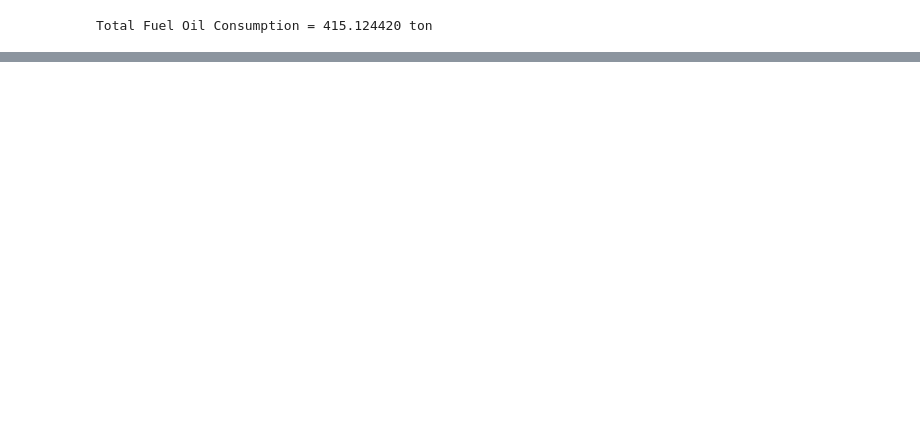
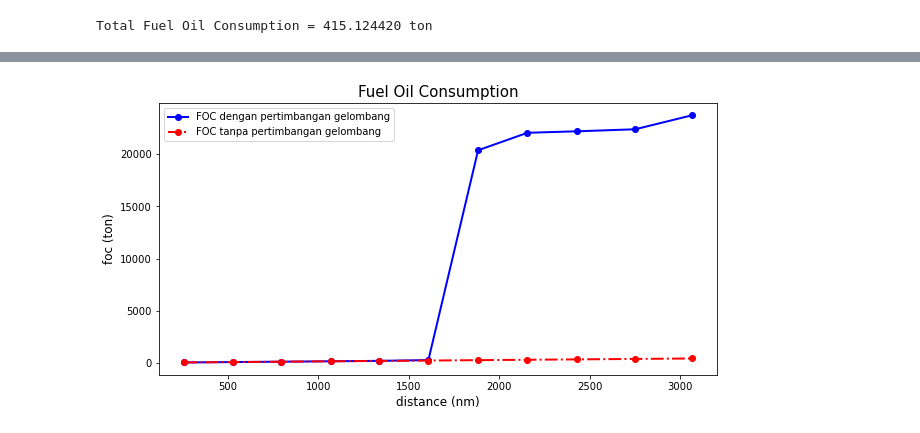
Before and after one commit to public-dev-fam/FIle-Revisi-Perhitungan-Konsumsi-Bahan-Bakar-dengan-Variabel-Kondisi-Gelombang, a Jupyter notebook: File Revisi Terbaru.ipynb, the cells around one changed output, grey strips where cells are left out. Drawn from its saved outputs; the diff is of its cells as text; code cells hidden in the pictures; blank space fills up the shorter version.

```diff
--- a/File Revisi Terbaru.ipynb
+++ b/File Revisi Terbaru.ipynb
@@ -190,3 +199,7 @@ def total_foc(route):
+# %%
+graph_foc(df, df2)
+# %% [output]
+[figure, added]
 # %%
 def graph_resistance(data1, data2):
     # Define plot space
```
Also changed, not shown: parts of 13 cells of this notebook, 3 other files.
